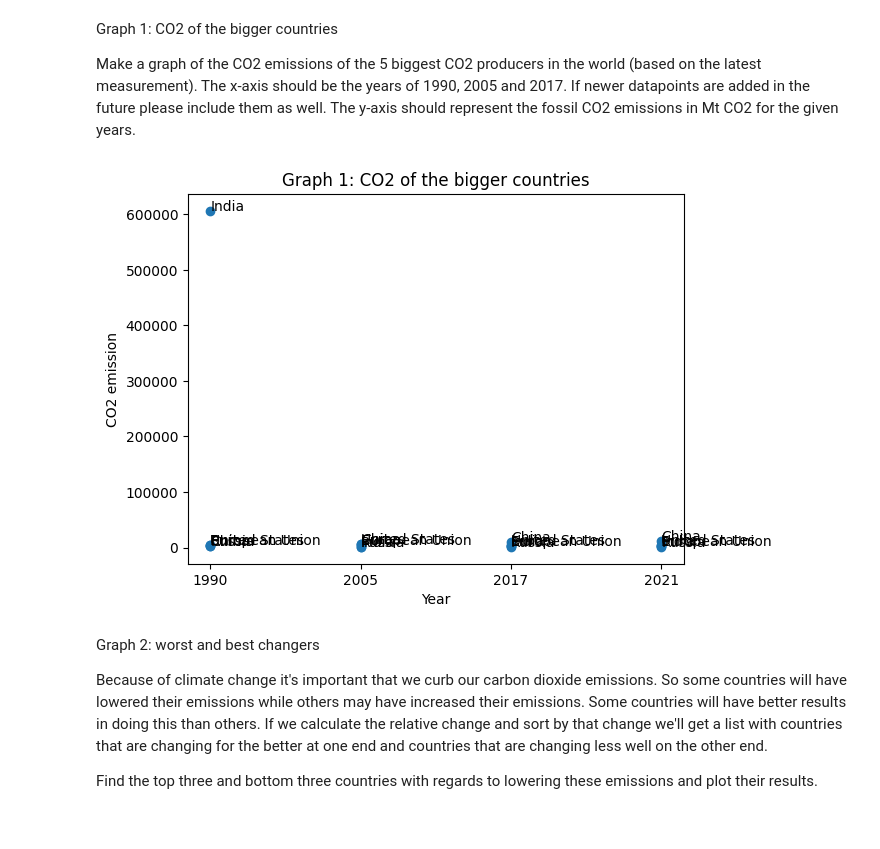
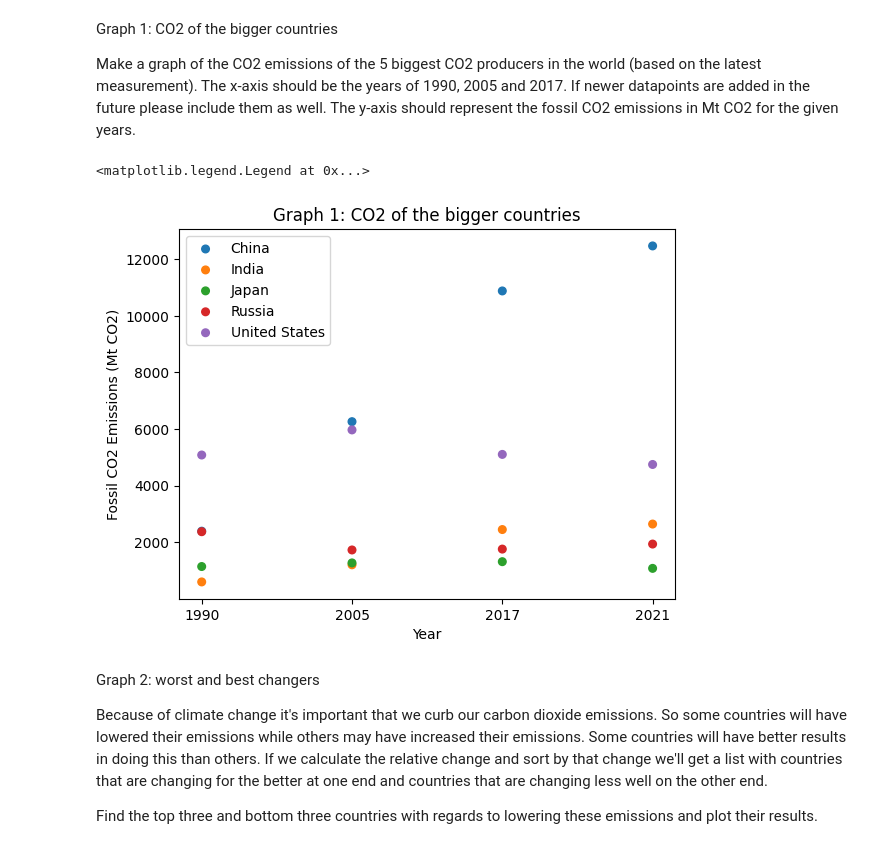
Before and after one commit to ayuksekdag/winacademy_python_dna, a Jupyter notebook: c02/c02.ipynb, the cells around one changed output. Saved outputs shown, nothing was run; the diff lists cells and outputs as text; code cells hidden in the pictures.

```diff
--- a/c02/c02.ipynb
+++ b/c02/c02.ipynb
@@ -75,28 +61,22 @@ dtype: object
 Graph 1: CO2 of the bigger countries
 
 Make a graph of the CO2 emissions of the 5 biggest CO2 producers in the world (based on the latest measurement). The x-axis should be the years of 1990, 2005 and 2017. If newer datapoints are added in the future please include them as well. The y-axis should represent the fossil CO2 emissions in Mt CO2 for the given years.
-# %%
-
-import matplotlib.pyplot as plt
-
-x=top5_pivot["Year"].to_list()
-y=top5_pivot["C02"].to_list()
-z=top5_pivot["Country"].to_list()
-
-
-
-
-fig, ax = plt.subplots()
-ax.scatter(x, y)
-
-plt.title("Graph 1: CO2 of the bigger countries")
-ax.set_xlabel("Year")
-ax.set_ylabel("CO2 emission")
-
-for i, txt in enumerate(z):
-    ax.annotate(txt, (x[i], y[i]))
-# %% [output]
-[figure, removed]
+# %%
+
+fig, ax = plt.subplots()
+ax.set_title('Graph 1: CO2 of the bigger countries')
+ax.set_xlabel('Year')
+ax.set_ylabel('Fossil CO2 Emissions (Mt CO2)')
+
+
+groups = top5_pivot.groupby('Country')
+for name, group in groups:
+    plt.scatter(group.Year, group.C02, marker='o', linestyle='', s=30, label=name)
+
+plt.legend()
+# %% [output]
+<matplotlib.legend.Legend at 0x...>
+[figure, added]
 # %% [markdown]
 Graph 2: worst and best changers
 
```
Also changed, not shown: parts of 15 cells of this notebook, 1 other file.
